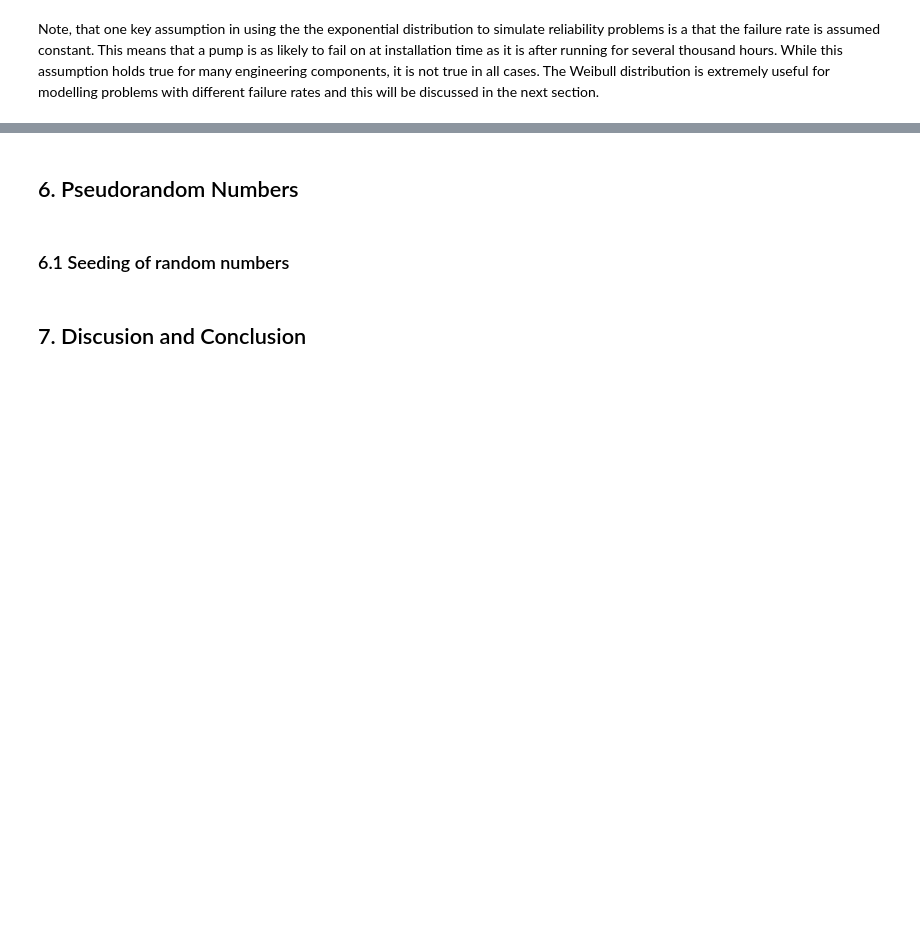
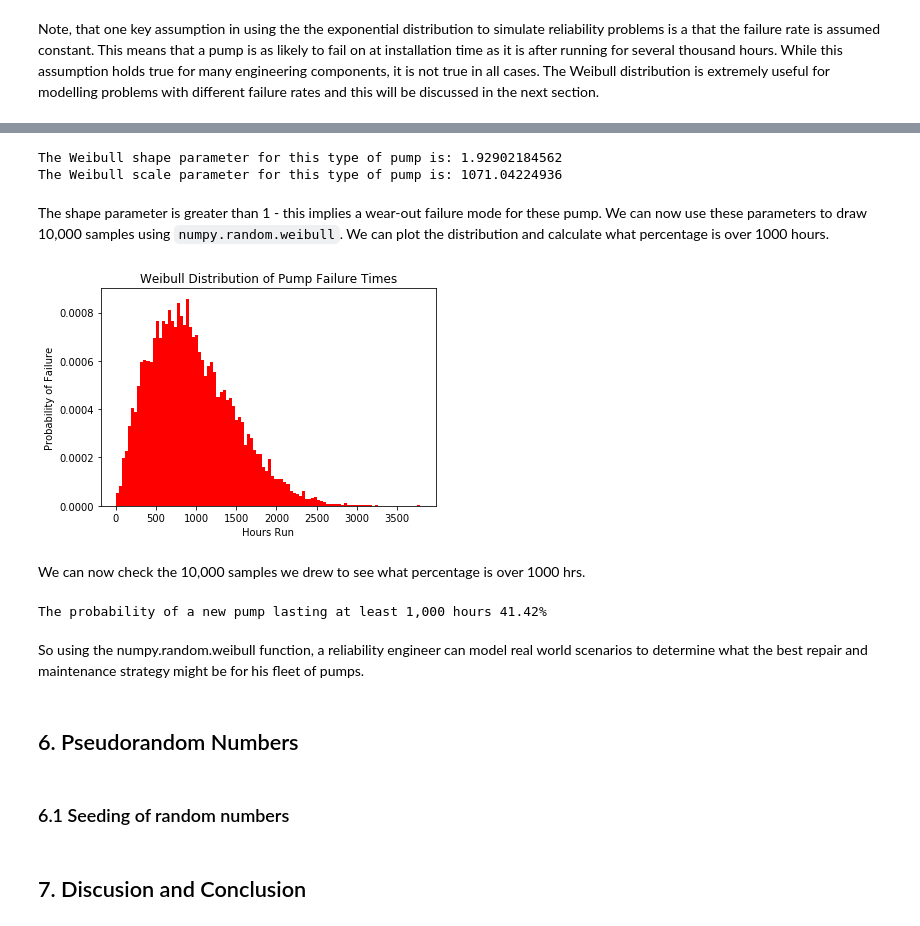
Before and after one commit to shkyler/gmit-pfda-exercises, a Jupyter notebook: numpyrandom.ipynb, the cells around one changed output, grey strips where cells are left out. Cells and saved outputs as stored; diff of their text form; code cells hidden in the pictures; blank space fills up the shorter version.

Commit message:
added Weibull distrubtion

```diff
--- a/numpyrandom.ipynb
+++ b/numpyrandom.ipynb
@@ -705,3 +720,44 @@ Note, that one key assumption in using the the exponential distribution to simul
+# %%
+# Import scipy.stats for the Weibull functions
+import scipy.stats as st
+# Create a list of the pump data
+pump_fail = [1100, 900, 1200, 1340, 870, 456, 1400, 230, 125, 567, 890, 2300, 1467, 1545, 745, 678, 345, 578, 1045, 1245]
+# Use the weibull_min.fit function to calculate the shape and the scale for the problem
+shape, loc, scale = st.weibull_min.fit(pump_fail, floc=0)
+print("The Weibull shape parameter for this type of pump is: " + str(shape))
+print("The Weibull scale parameter for this type of pump is: " + str(scale))
+# %% [output]
+The Weibull shape parameter for this type of pump is: 1.92902184562
+The Weibull scale parameter for this type of pump is: 1071.04224936
+# %% [markdown]
+The shape parameter is greater than 1 - this implies a wear-out failure mode for these pump. We can now use these parameters to draw 10,000 samples using `numpy.random.weibull`. We can plot the distribution and calculate what percentage is over 1000 hours.
+# %%
+#select 10,000 items using Weibull distribution
+data = [scale*np.random.weibull(shape) for i in range(10000)]
+# Plot a histogram of the drawn samples
+plt.hist(data, color='red', density=True, bins=100)
+plt.title("Weibull Distribution of Pump Failure Times")
+plt.xlabel("Hours Run")
+plt.ylabel("Probability of Failure")
+plt.show()
+# %% [output]
+[figure, added]
+# %% [markdown]
+We can now check the 10,000 samples we drew to see what percentage is over 1000 hrs.
+# %%
+# Check the test data to see are the values over the threshold of 1000
+over_1000 = []
+for point in data:
+    if point >= 1000:
+        over_1000.append(point)
+# Calculate the percentage over 1000
+perc_over_1000 = round(len(over_1000)*100/len(data),2)
+# print the results
+print("The probability of a new pump lasting at least 1,000 hours " + str(perc_over_1000) +"%")
+# %% [output]
+The probability of a new pump lasting at least 1,000 hours 41.42%
+# %% [markdown]
+So using the numpy.random.weibull function, a reliability engineer can model real world scenarios to determine what the best repair and maintenance strategy might be for his fleet of pumps.
 # %% [markdown]
 ## 6. Pseudorandom Numbers
 # %% [markdown]
```
Also changed, not shown: parts of 34 cells of this notebook, 2 other files.
